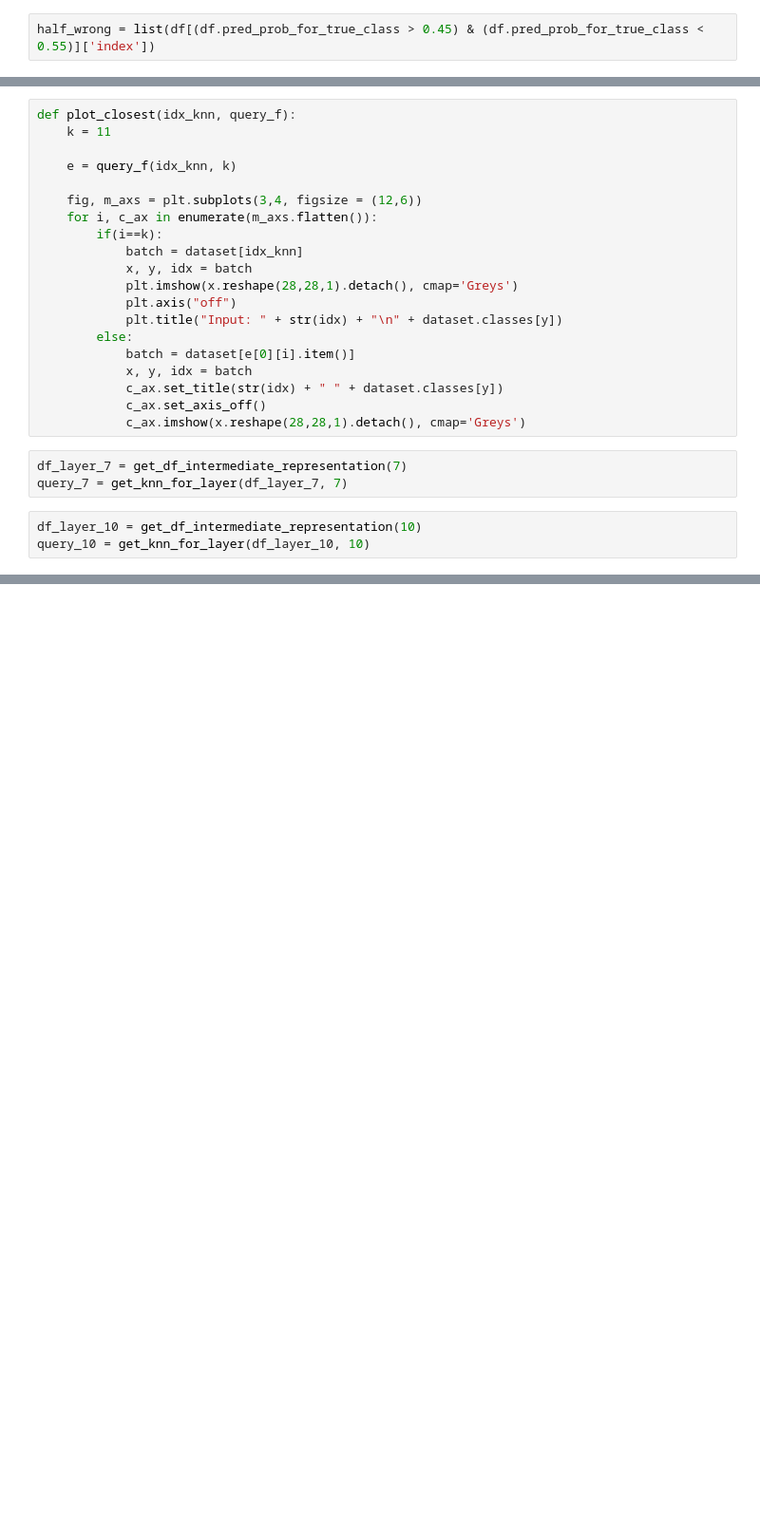
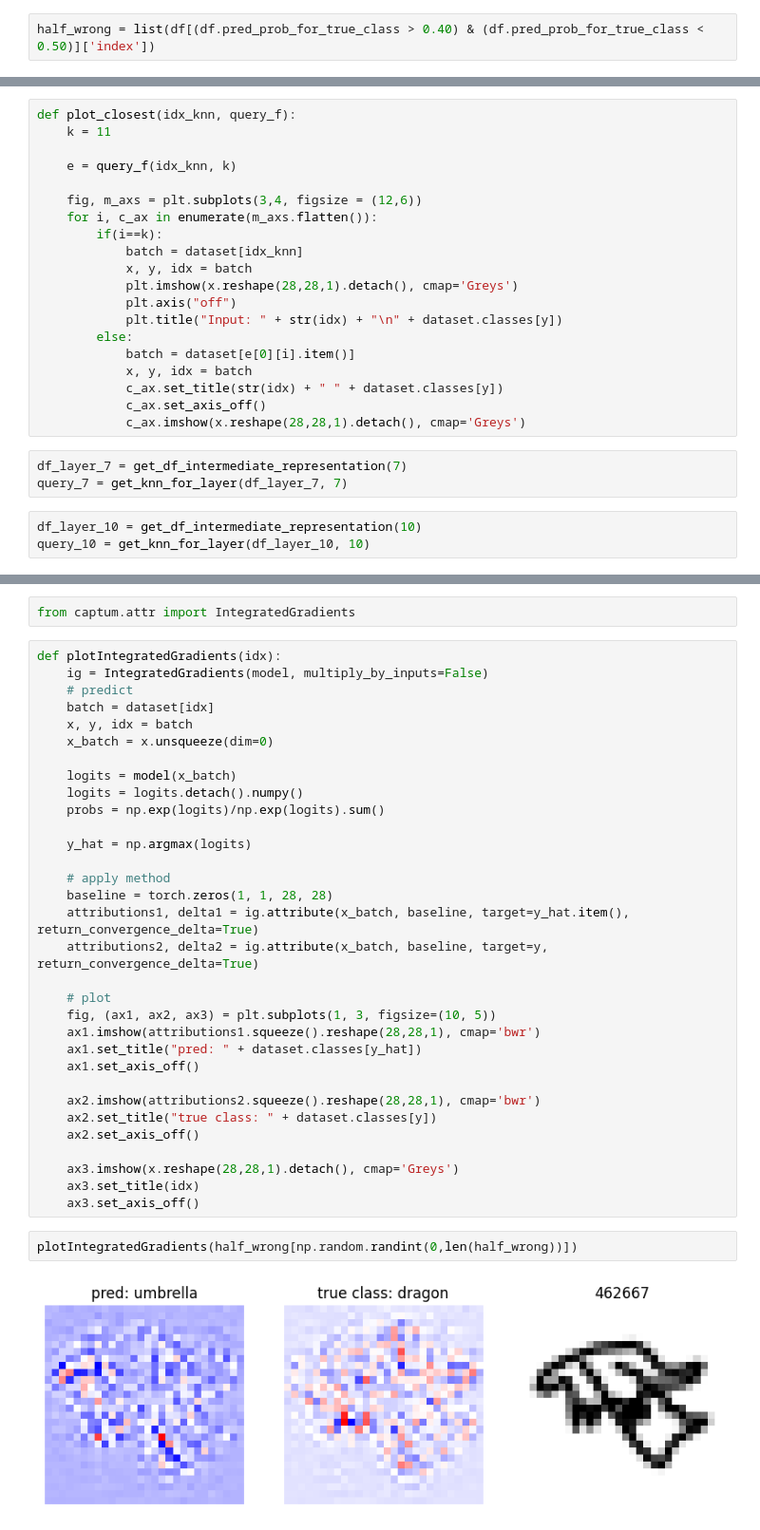
Before and after one commit to moritzdueck/collaiborate, a Jupyter notebook: collaiborate/Saliency.ipynb, the cells around one changed output, grey strips where cells are left out. Shown at 95% size. Cells and saved outputs as stored; diff of their text form; blank space fills up the shorter version.

```diff
--- a/collaiborate/Saliency.ipynb
+++ b/collaiborate/Saliency.ipynb
@@ -287,7 +287,7 @@ plot_grad_cam(709918)
 709918
 [figure]
 # %%
-half_wrong = list(df[(df.pred_prob_for_true_class > 0.45) & (df.pred_prob_for_true_class < 0.55)]['index'])
+half_wrong = list(df[(df.pred_prob_for_true_class > 0.40) & (df.pred_prob_for_true_class < 0.50)]['index'])
 # %%
 plot_grad_cam(half_wrong[np.random.randint(0,len(half_wrong))])
 # %% [output]
@@ -550,0 +602,38 @@ plot_closest(893842, query_10)
+# %%
+from captum.attr import IntegratedGradients
+# %%
+def plotIntegratedGradients(idx):
+    ig = IntegratedGradients(model, multiply_by_inputs=False)
+    # predict
+    batch = dataset[idx]
+    x, y, idx = batch
+    x_batch = x.unsqueeze(dim=0)
+
+    logits = model(x_batch)
+    logits = logits.detach().numpy()
+    probs = np.exp(logits)/np.exp(logits).sum()
+
+    y_hat = np.argmax(logits)
+
+    # apply method
+    baseline = torch.zeros(1, 1, 28, 28)
+    attributions1, delta1 = ig.attribute(x_batch, baseline, target=y_hat.item(), return_convergence_delta=True)
+    attributions2, delta2 = ig.attribute(x_batch, baseline, target=y, return_convergence_delta=True)
+
+    # plot
+    fig, (ax1, ax2, ax3) = plt.subplots(1, 3, figsize=(10, 5))
+    ax1.imshow(attributions1.squeeze().reshape(28,28,1), cmap='bwr')
+    ax1.set_title("pred: " + dataset.classes[y_hat])
+    ax1.set_axis_off()
+
+    ax2.imshow(attributions2.squeeze().reshape(28,28,1), cmap='bwr')
+    ax2.set_title("true class: " + dataset.classes[y])
+    ax2.set_axis_off()
+
+    ax3.imshow(x.reshape(28,28,1).detach(), cmap='Greys')
+    ax3.set_title(idx)
+    ax3.set_axis_off()
+# %%
+plotIntegratedGradients(half_wrong[np.random.randint(0,len(half_wrong))])
+# %% [output]
+[figure, added]
```
Also changed, not shown: parts of 26 cells of this notebook, 3 other files.
